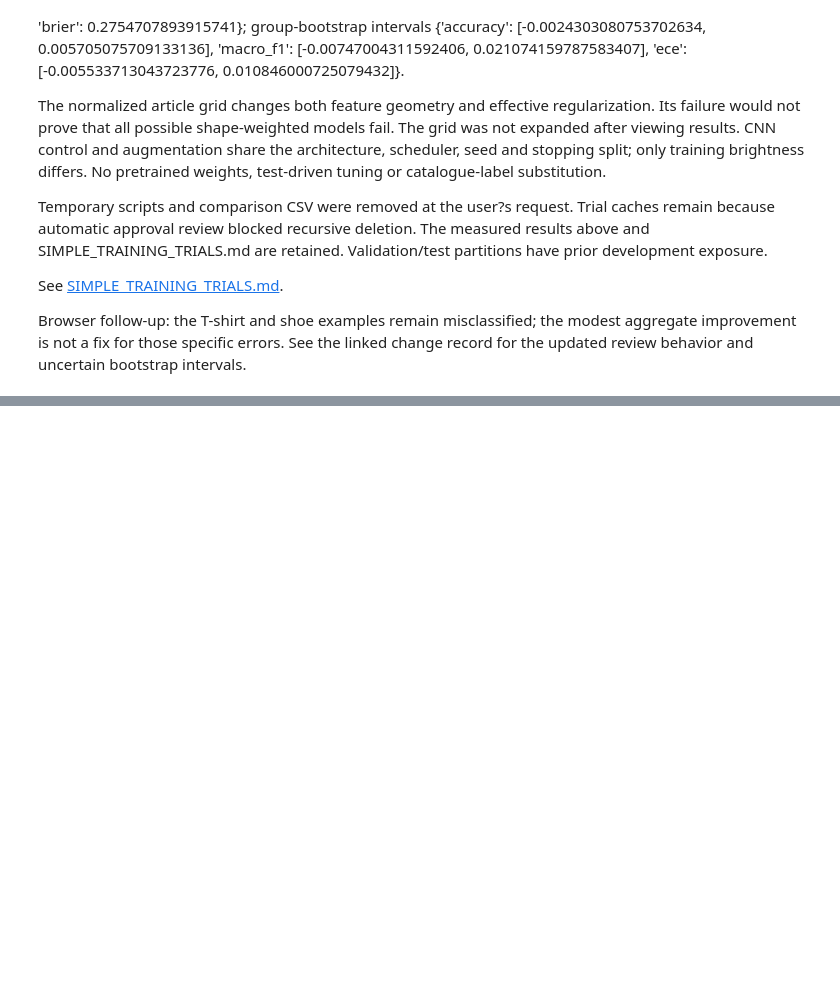
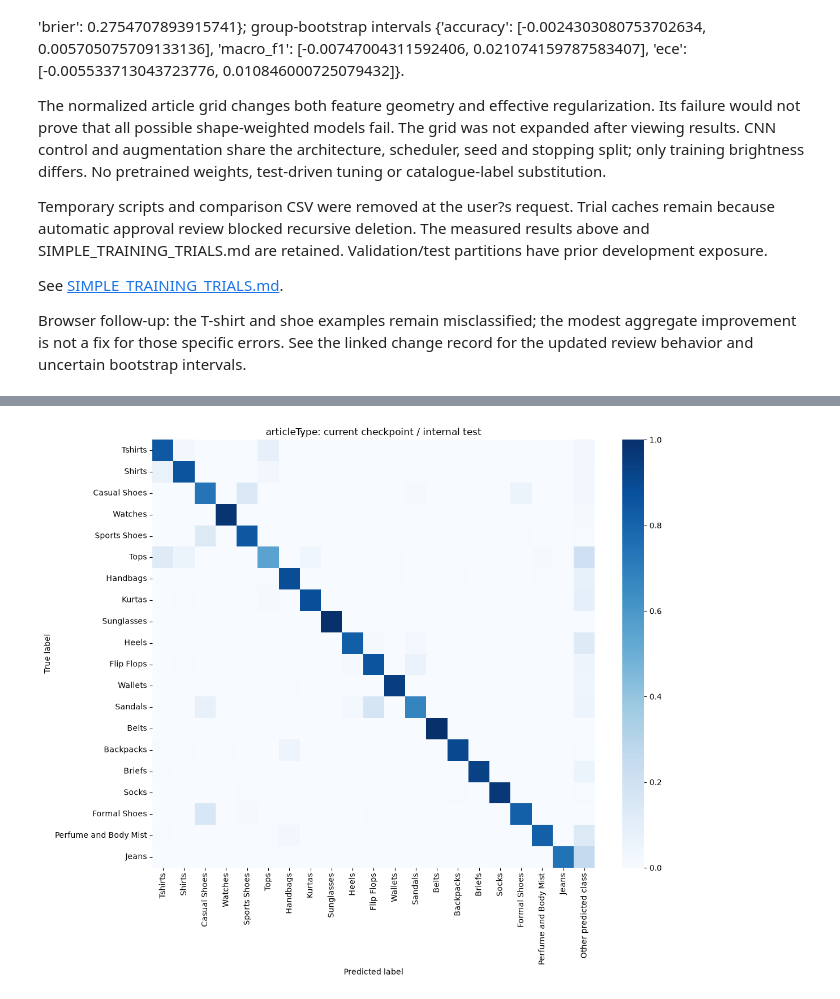
Before and after one commit to khoileuser/fashion-intelligence-classification, a Jupyter notebook: notebooks/task1_article_type_classification.ipynb, the cells around one changed output, grey strips where cells are left out. Drawn from its saved outputs; the diff is of its cells as text; code cells hidden in the pictures; blank space fills up the shorter version.

Commit message:
feat: add figures

```diff
--- a/notebooks/task1_article_type_classification.ipynb
+++ b/notebooks/task1_article_type_classification.ipynb
@@ -164,9 +171,10 @@ linear_metrics
 
 Resize and normalize every image. Only training images receive random horizontal flips. The dataset and loaders are defined in [classification.py](../scripts/classification.py).
 # %%
-train_loader = make_loader(train_df, TARGET, labels, normalisation, training=True)
-validation_loader = make_loader(validation_df, TARGET, labels, normalisation)
-test_loader = make_loader(test_df, TARGET, labels, normalisation)
+if RUN_HISTORICAL_TRAINING:
+    train_loader = make_loader(train_df, TARGET, labels, normalisation, training=True)
+    validation_loader = make_loader(validation_df, TARGET, labels, normalisation)
+    test_loader = make_loader(test_df, TARGET, labels, normalisation)
 # %% [markdown]
 ## 8. Plain CNN architecture
 
@@ -361,7 +288,8 @@ display(support_band_metrics(
 # %%
-supported_indices = np.unique(test_truth)
-print('Absent from this test partition:', [label for i, label in enumerate(labels) if i not in supported_indices])
-print(classification_report(
-    test_truth, test_predictions, labels=supported_indices,
-    target_names=[labels[i] for i in supported_indices], zero_division=0,
-))
+if RUN_HISTORICAL_TRAINING:
+    supported_indices = np.unique(test_truth)
+    print('Absent from this test partition:', [label for i, label in enumerate(labels) if i not in supported_indices])
+    print(classification_report(
+        test_truth, test_predictions, labels=supported_indices,
+        target_names=[labels[i] for i in supported_indices], zero_division=0,
+    ))
@@ -557,0 +462,70 @@ Browser follow-up: the T-shirt and shoe examples remain misclassified; the modes
+# %%
+CURRENT_TARGETS = ['articleType']
+
+from scripts.evaluation import evaluate_saved_checkpoint
+from scripts.preprocessing import file_sha256
+from sklearn.metrics import confusion_matrix
+from IPython.display import display
+
+REPORT_FIGURES = ROOT / 'figures'
+REPORT_FIGURES.mkdir(exist_ok=True)
+current_results = {}
+for target in CURRENT_TARGETS:
+    stem = 'article_type' if target == 'articleType' else target
+    path = ROOT / 'models' / f'{stem}_model.pt'
+    checkpoint = torch.load(path, map_location='cpu', weights_only=False)
+    frame = task_frame(target, 'test')
+    result = evaluate_saved_checkpoint(path, frame, device='cpu')
+    current_results[target] = result
+    print(target, '|', checkpoint['model_type'], '| SHA-256:', file_sha256(path))
+    print('Test images:', len(frame), '| saved temperature:', checkpoint.get('temperature', 1.0))
+    saved = checkpoint['test_metrics']
+    comparison = pd.DataFrame({'checkpoint': saved, 'fresh_evaluation': result['metrics']})
+    display(comparison)
+    for metric, value in result['metrics'].items():
+        np.testing.assert_allclose(value, saved[metric], atol=2e-5, rtol=0)
+    supported = np.unique(result['truth'])
+    print(classification_report(result['truth'], result['predictions'], labels=supported,
+          target_names=[result['labels'][i] for i in supported], zero_division=0))
+    np.savez_compressed(REPORT_FIGURES / f'{stem}_evaluation.npz',
+        ids=frame.id.astype(str).to_numpy(dtype=str), labels=np.asarray(result['labels']),
+        truth=result['truth'], probabilities=result['probabilities'], checkpoint_sha256=file_sha256(path))
+    pd.Series(result['metrics']).to_csv(REPORT_FIGURES / f'{stem}_metrics.csv')
+    print('Initial validation comparison (historical baseline, not current test scores):')
+    display(pd.read_csv(ROOT / 'models' / f'{stem}_comparison.csv'))
+
+for target, result in current_results.items():
+    labels = result['labels']
+    matrix = confusion_matrix(result['truth'], result['predictions'], labels=np.arange(len(labels)))
+    stem = 'article_type' if target == 'articleType' else target
+    if target == 'articleType':
+        shown = task_frame(target, 'train')[target].value_counts().head(20).index.tolist()
+        indices = [labels.index(label) for label in shown]
+        other = [i for i in range(len(labels)) if i not in indices]
+        counts = np.column_stack([matrix[indices][:, indices], matrix[indices][:, other].sum(1)])
+        normalized = counts / counts.sum(1, keepdims=True)
+        fig, ax = plt.subplots(figsize=(12, 10))
+        sns.heatmap(normalized, xticklabels=shown + ['Other predicted class'], yticklabels=shown,
+                    cmap='Blues', vmin=0, vmax=1, ax=ax)
+        ax.set(xlabel='Predicted label', ylabel='True label')
+    else:
+        fig, ax = plt.subplots(figsize=(8, 7))
+        ConfusionMatrixDisplay.from_predictions(result['truth'], result['predictions'],
+            labels=np.arange(len(labels)), display_labels=labels, normalize='true',
+            values_format='.2f', xticks_rotation=45, ax=ax, cmap='Blues', colorbar=False)
+    ax.set_title(f'{target}: current checkpoint / internal test')
+    fig.tight_layout()
+    fig.savefig(REPORT_FIGURES / f'{stem}_confusion.png', dpi=220, bbox_inches='tight')
+    plt.show()
+    reliability = calibration_table(result['truth'], result['probabilities'])
+    display(reliability)
+    fig, ax = plt.subplots(figsize=(6, 4))
+    ax.plot([0, 1], [0, 1], '--', color='grey', label='Perfect calibration')
+    ax.plot(reliability.mean_confidence, reliability.accuracy, 'o-', label=target)
+    ax.set(xlabel='Mean confidence', ylabel='Observed accuracy', xlim=(0, 1), ylim=(0, 1),
+           title=f'Current checkpoint: ECE = {result["metrics"]["ece"]:.4f}')
+    ax.legend()
+    fig.tight_layout()
+    fig.savefig(REPORT_FIGURES / f'{stem}_calibration.png', dpi=220, bbox_inches='tight')
+    plt.show()
+# %% [output]
@@ -557,0 +561 @@ Browser follow-up: the T-shirt and shoe examples remain misclassified; the modes
+[figure, added]
```
Also changed, not shown: parts of 19 cells of this notebook, 26 other files.
